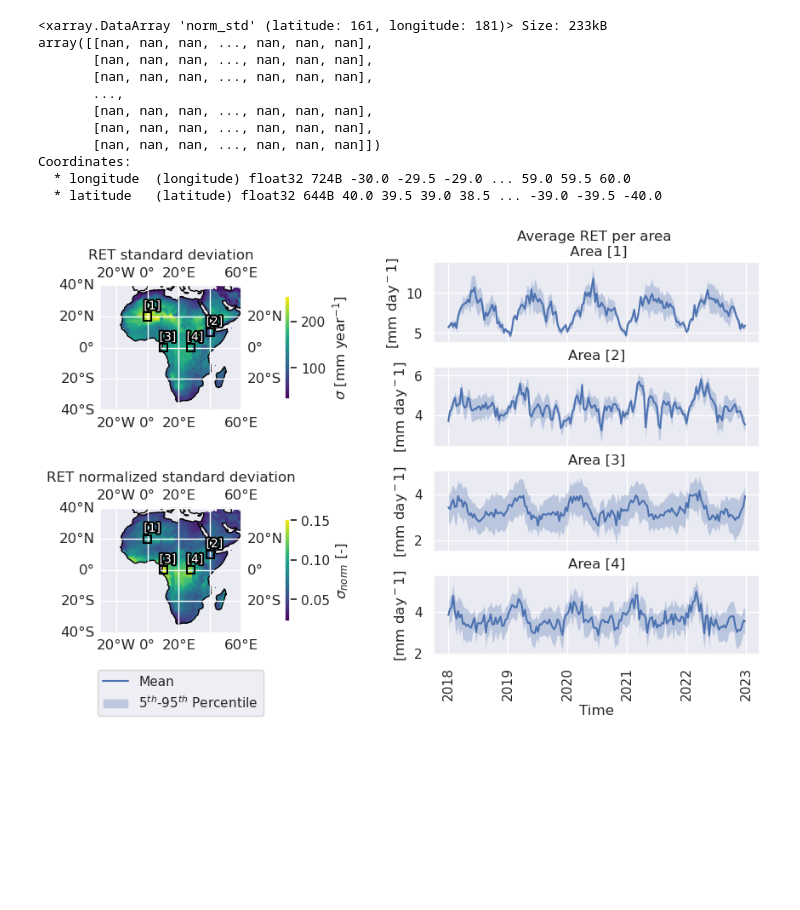
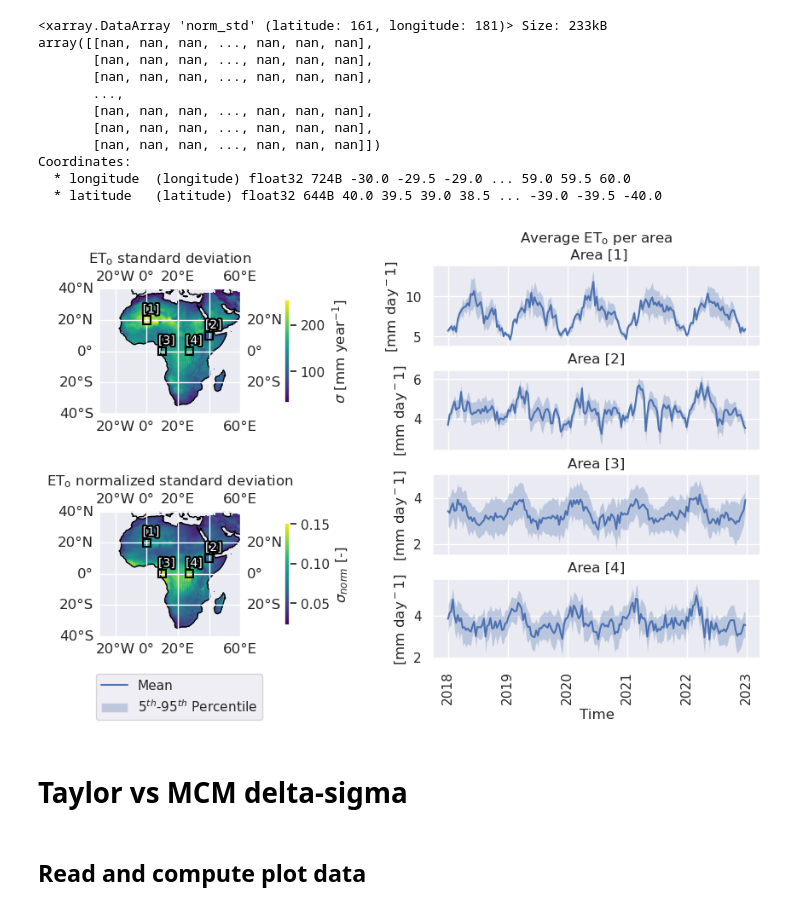
Before and after one commit to trngbich/ReanalysisMeteoRET, a Jupyter notebook: 3_uncertainty_propagation/2_plot_uncertainty_estimate.ipynb, the cells around one changed output. Saved outputs shown, nothing was run; the diff lists cells and outputs as text; code cells hidden in the pictures; blank space fills up the shorter version.

Commit message:
add Figure

```diff
--- a/3_uncertainty_propagation/2_plot_uncertainty_estimate.ipynb
+++ b/3_uncertainty_propagation/2_plot_uncertainty_estimate.ipynb
@@ -111,13 +111,13 @@ for i,bbox in enumerate(selected_grids):
     df= pd.read_csv(f'./data/ts_RET_stats_area{i}.csv',index_col=0,parse_dates=True)
     if i == 0:
         plot_ts_p95(df,time_scale='10D',ax=axs_left[i],
-               yunit='[mm day$^-1$]',axtitle=f'Average RET per area \n Area [{i+1}]')
+               yunit='[mm day$^-1$]',axtitle='Average $\mathregular{ET_o}$ per area \n'+f' Area [{i+1}]')
     else:
         plot_ts_p95(df,time_scale='10D',ax=axs_left[i],
                yunit='[mm day$^-1$]',axtitle=f'Area [{i+1}]')
 
-plot_map(ax5,year_sum['std'],unit='$\sigma$ [mm year$^{-1}$]', axtitle='RET standard deviation')
-plot_map(ax6,year_sum['norm_std'],unit='$\sigma_{norm}$ [-]', axtitle='RET normalized standard deviation')
+plot_map(ax5,year_sum['std'],unit='$\sigma$ [mm year$^{-1}$]', axtitle='$\mathregular{ET_o}$ standard deviation')
+plot_map(ax6,year_sum['norm_std'],unit='$\sigma_{norm}$ [-]', axtitle='$\mathregular{ET_o}$ normalized standard deviation')
 
 # add annotation
 # Loop through the selected grids and plot them
@@ -133,32 +133,36 @@ def add_bbox(ax):
 
         # Add text annotation with the index number
         text=ax.text(min_lon, max_lat+0.5, f'[{i+1}]',
                  horizontalalignment='left', verticalalignment='bottom',
                  color='white', fontsize=10, zorder=4,
                  transform=ccrs.PlateCarree())
         text.set_path_effects([path_effects.Stroke(linewidth=3, foreground='black'),
                            path_effects.Normal()])
 add_bbox(ax5)
 add_bbox(ax6)
 
 ## clean up figure
 ax1.set_xticklabels([])
 ax2.set_xticklabels([])
 ax3.set_xticklabels([])
 ax4.set_xlabel('Time')
 ax4.legend(loc='upper left', bbox_to_anchor=(-1.05, -0.1))
 ax4.tick_params(axis='x', labelrotation=90)
 ax5.tick_params(labeltop=False, labelright=False)
 # ax5.set_title('Annual normalized standard deviation of RET')
 # ax6.set_title('Annual standard deviation of RET')
 
 
 # Adjust layout to prevent overlap
 plt.tight_layout()
 plt.subplots_adjust(hspace=0.3,wspace=0.02)
 # Show the plot
 # plt.suptitle('Average Reference Evapotranspiration')
-plt.savefig('./figures/sigma_and_ts.png',bbox_inches='tight')
+plt.savefig('./figures/sigma_and_ts.tiff',format='tiff',dpi=300,bbox_inches='tight')
 plt.show()
 # %% [output]
-[figure, old version]
+[figure, new version]
+# %% [markdown]
+# Taylor vs MCM delta-sigma
+# %% [markdown]
+## Read and compute plot data
```
Also changed, not shown: parts of 2 cells of this notebook, 1 other file.
